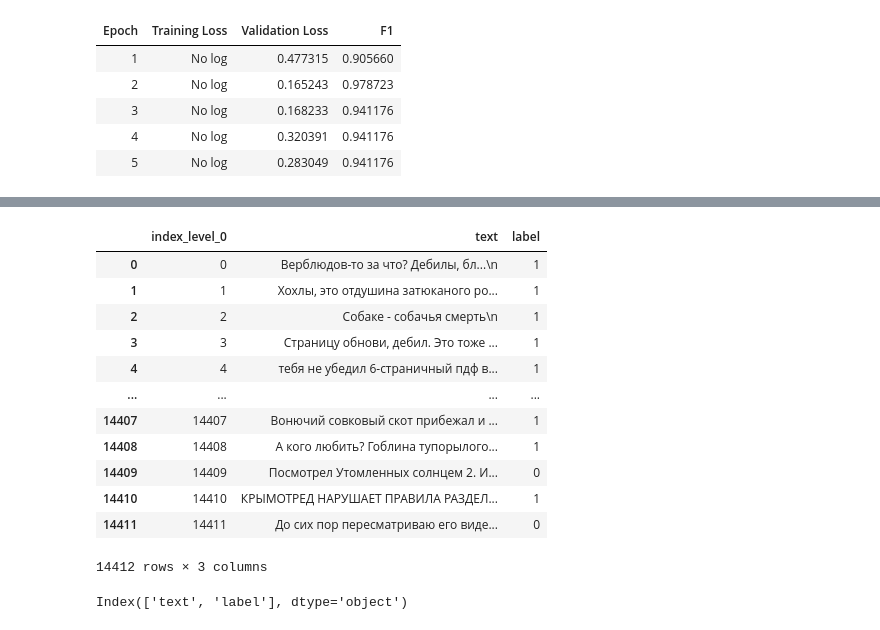
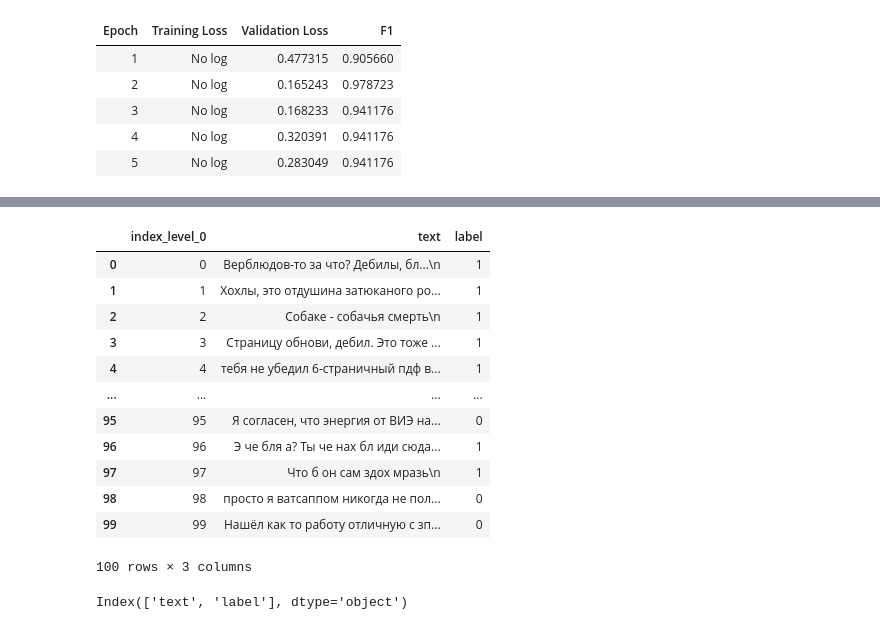
Before and after one commit to aminik/projects_GoogleColab, a Jupyter notebook: model_nn_transaction_huggingface_test1.ipynb, the cells around one changed output, grey strips where cells are left out. Drawn from its saved outputs; the diff is of its cells as text; code cells hidden in the pictures.

```diff
--- a/model_nn_transaction_huggingface_test1.ipynb
+++ b/model_nn_transaction_huggingface_test1.ipynb
@@ -402,25 +376,25 @@ labeled.csv
 # %%
 
 # Загружаем данные
-df = pd.read_csv(os.path.join(path, 'labeled.csv'), index_col=False )
+df = pd.read_csv(os.path.join(path, 'labeled.csv'), index_col=False ).head(100)
 df.columns = ['text','label']
 df['label'] = df['label'].astype(int)
 
 df.reset_index(names="index_level_0")
 # %% [output]
 |  | index_level_0 | text | label |
 | 0 | 0 | Верблюдов-то за что? Дебилы, бл...\n | 1 |
 | 1 | 1 | Хохлы, это отдушина затюканого ро... | 1 |
 | 2 | 2 | Собаке - собачья смерть\n | 1 |
 | 3 | 3 | Страницу обнови, дебил. Это тоже ... | 1 |
 | 4 | 4 | тебя не убедил 6-страничный пдф в... | 1 |
 | ... | ... | ... | ... |
-| 14407 | 14407 | Вонючий совковый скот прибежал и ... | 1 |
-| 14408 | 14408 | А кого любить? Гоблина тупорылого... | 1 |
-| 14409 | 14409 | Посмотрел Утомленных солнцем 2. И... | 0 |
-| 14410 | 14410 | КРЫМОТРЕД НАРУШАЕТ ПРАВИЛА РАЗДЕЛ... | 1 |
-| 14411 | 14411 | До сих пор пересматриваю его виде... | 0 |
+| 95 | 95 | Я согласен, что энергия от ВИЭ на... | 0 |
+| 96 | 96 | Э че бля а? Ты че нах бл иди сюда... | 1 |
+| 97 | 97 | Что б он сам здох мразь\n | 1 |
+| 98 | 98 | просто я ватсаппом никогда не пол... | 0 |
+| 99 | 99 | Нашёл как то работу отличную с зп... | 0 |
-14412 rows × 3 columns
+100 rows × 3 columns
 # %%
 df.columns
 # %% [output]
```
Also changed, not shown: parts of 47 cells of this notebook.
